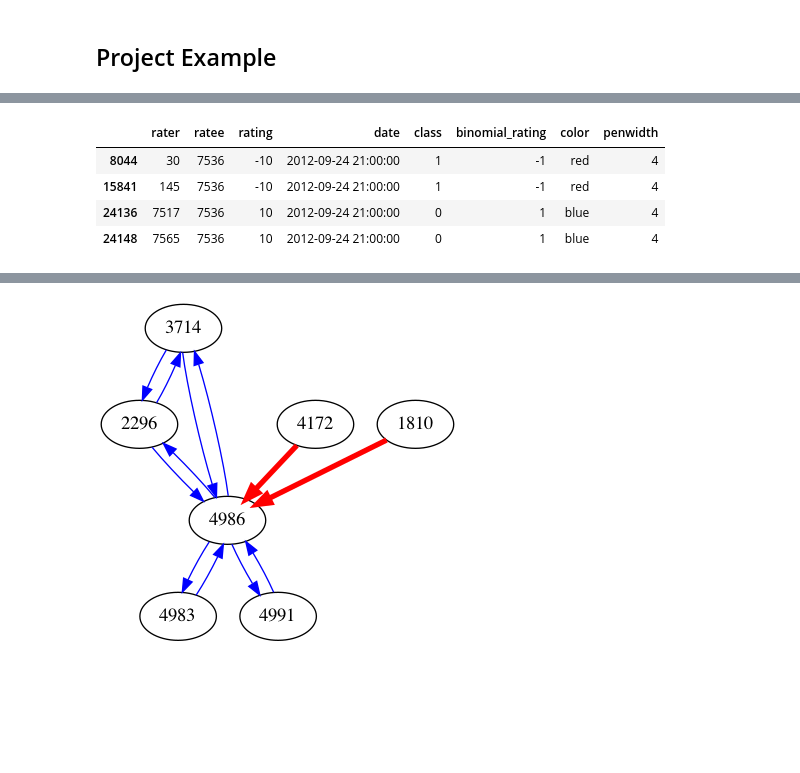
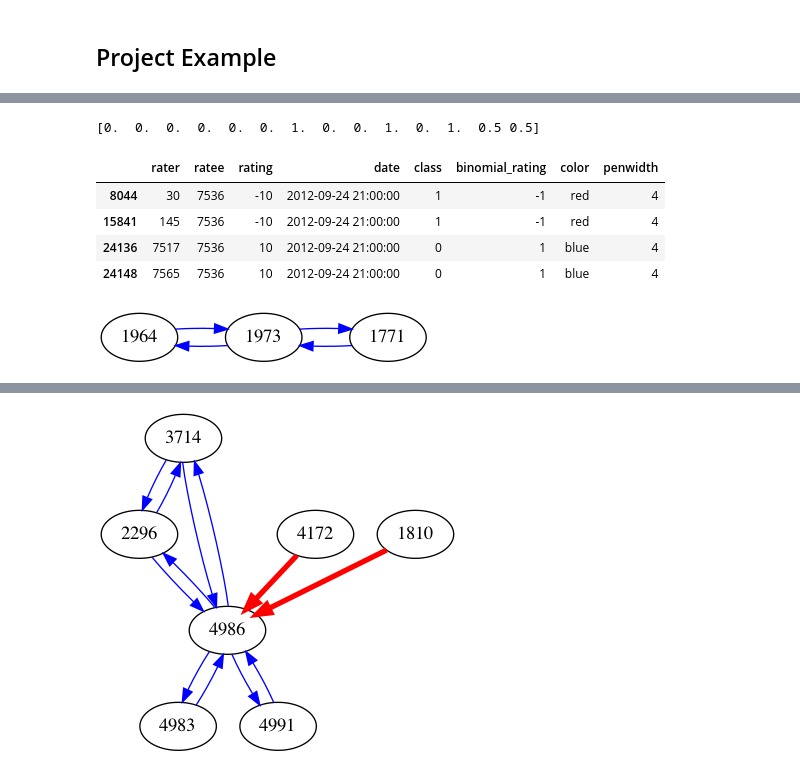
Before and after one commit to allanalberts/Fighting-Fraud-With-Graph-Theory, a Jupyter notebook: notebooks/Example User.ipynb, the cells around one changed output, grey strips where cells are left out. Drawn from its saved outputs; the diff is of its cells as text; code cells hidden in the pictures; blank space fills up the shorter version.

```diff
--- a/notebooks/Example User.ipynb
+++ b/notebooks/Example User.ipynb
@@ -71,0 +132,4 @@ nxpd.draw(user_g, show='ipynb')
+# %%
+print(arr)
+# %% [output]
+[0.  0.  0.  0.  0.  0.  1.  0.  0.  1.  0.  1.  0.5 0.5]
@@ -78,3 +157,14 @@ alpha_df[(alpha_df['date'] <= maxdate) & (alpha_df['ratee']==7536)]
 | 15841 | 145 | 7536 | -10 | 2012-09-24 21:00:00 | 1 | -1 | red | 4 |
 | 24136 | 7517 | 7536 | 10 | 2012-09-24 21:00:00 | 0 | 1 | blue | 4 |
 | 24148 | 7565 | 7536 | 10 | 2012-09-24 21:00:00 | 0 | 1 | blue | 4 |
+# %%
+user = 1973
+# added
+otc_pos_G = h.build_graph(otc_df, rating_type='pos', rating_date='2012-04-26 01:17:56')
+
+
+user_g = nx.ego_graph(otc_pos_G, user, radius=1)
+user_g.graph['rankdir']='RL'
+nxpd.draw(user_g, show='ipynb')
+# %% [output]
+[figure, added]
```
Also changed, not shown: parts of 28 cells of this notebook, 13 other files.
